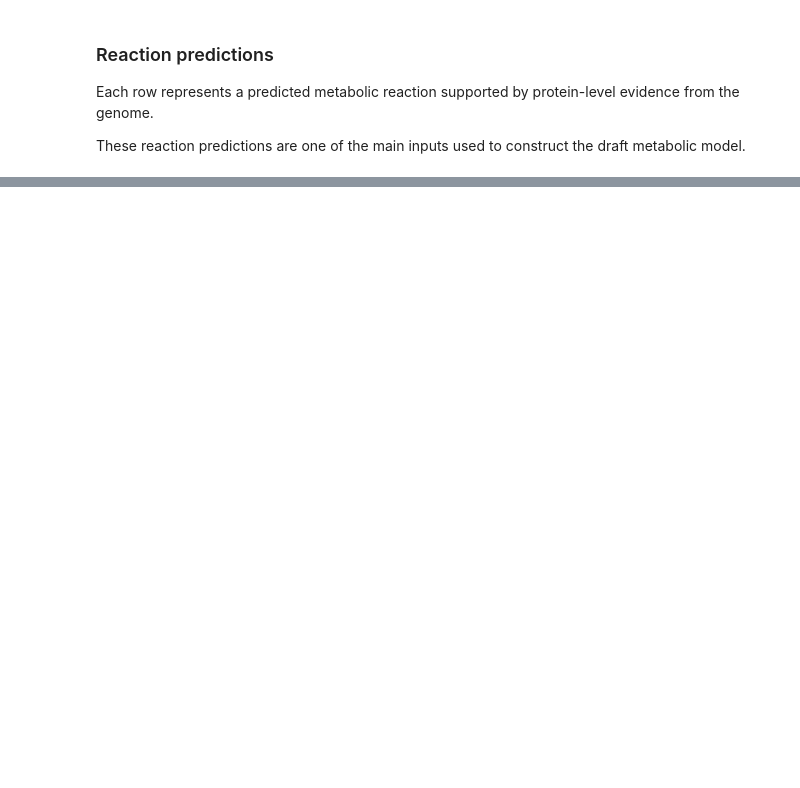
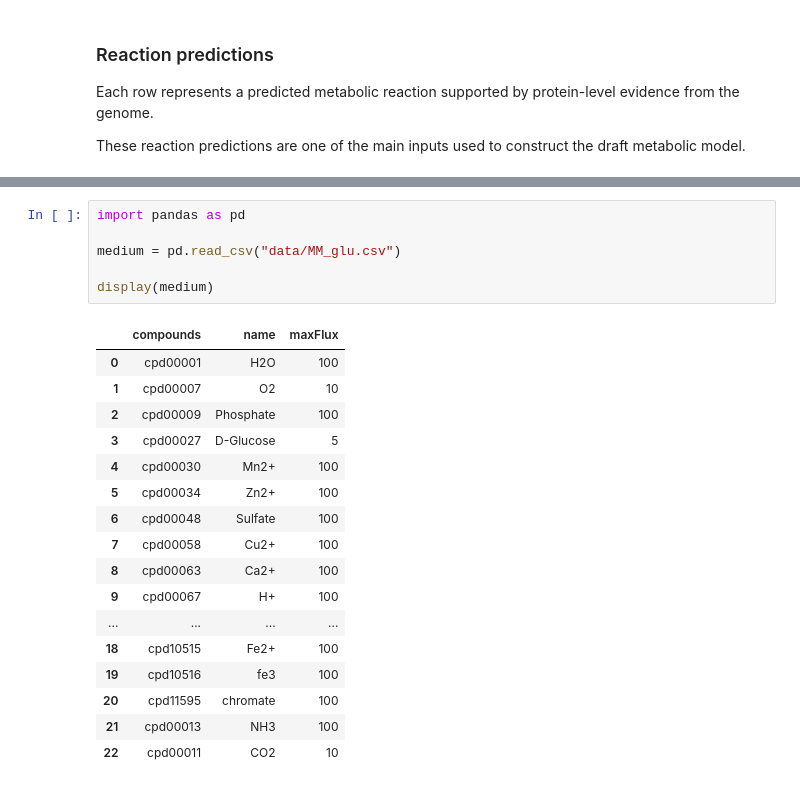
Before and after one commit to kshitijtandon/fisabio-gapseq-workshop, a Jupyter notebook: notebooks/FISABIO_gapseq_workshop.ipynb, the cells around one changed output, grey strips where cells are left out. Cells and saved outputs as stored; diff of their text form; blank space fills up the shorter version.

```diff
--- a/notebooks/FISABIO_gapseq_workshop.ipynb
+++ b/notebooks/FISABIO_gapseq_workshop.ipynb
@@ -215,0 +335,24 @@ This helps move from individual enzyme/reaction evidence to broader biological f
+# %%
+import pandas as pd
+
+medium = pd.read_csv("data/MM_glu.csv")
+
+display(medium)
+# %% [output]
+|  | compounds | name | maxFlux |
+| 0 | cpd00001 | H2O | 100 |
+| 1 | cpd00007 | O2 | 10 |
+| 2 | cpd00009 | Phosphate | 100 |
+| 3 | cpd00027 | D-Glucose | 5 |
+| 4 | cpd00030 | Mn2+ | 100 |
+| 5 | cpd00034 | Zn2+ | 100 |
+| 6 | cpd00048 | Sulfate | 100 |
+| 7 | cpd00058 | Cu2+ | 100 |
+| 8 | cpd00063 | Ca2+ | 100 |
+| 9 | cpd00067 | H+ | 100 |
+| ... | ... | ... | ... |
+| 18 | cpd10515 | Fe2+ | 100 |
+| 19 | cpd10516 | fe3 | 100 |
+| 20 | cpd11595 | chromate | 100 |
+| 21 | cpd00013 | NH3 | 100 |
+| 22 | cpd00011 | CO2 | 10 |
```
Also changed, not shown: parts of 29 cells of this notebook.
